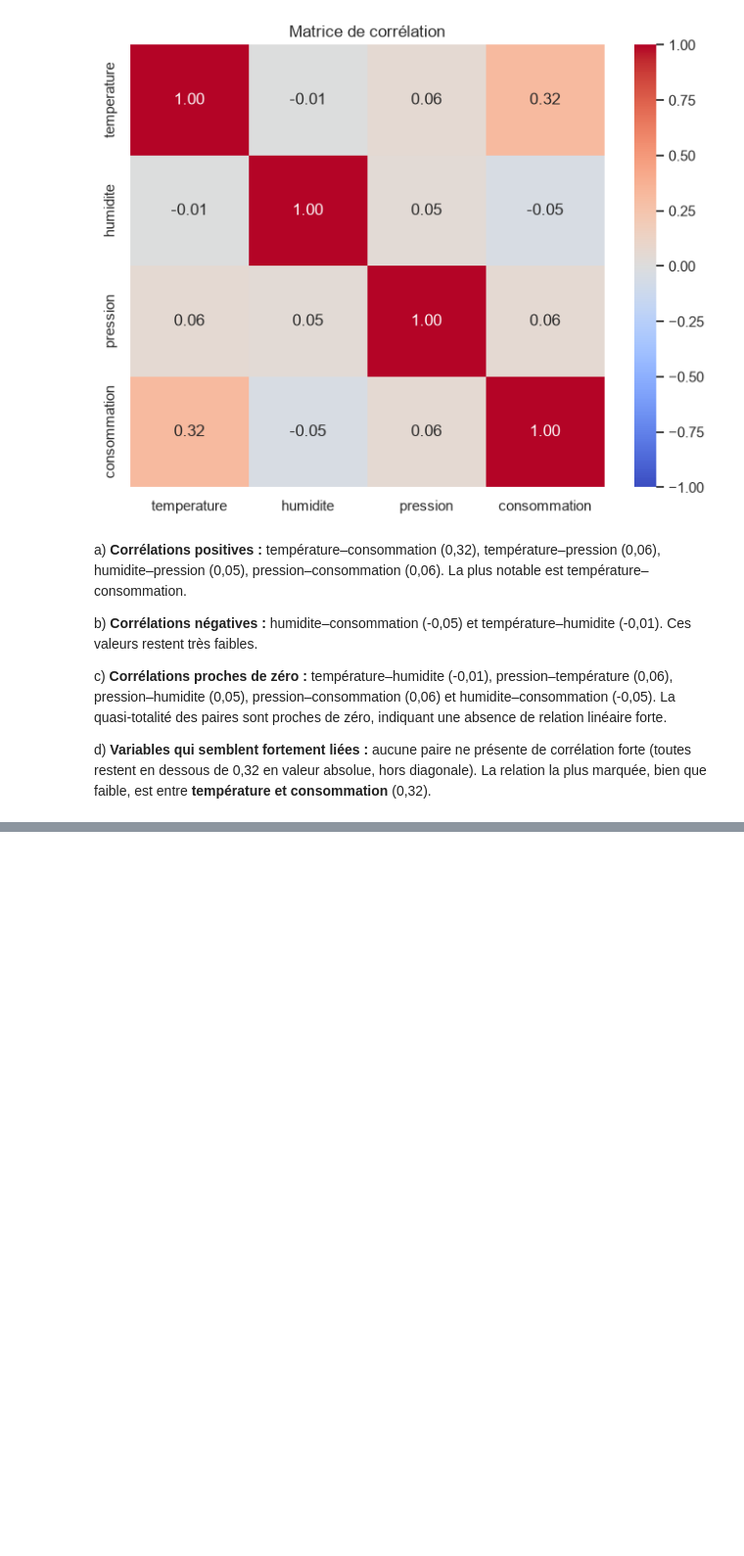
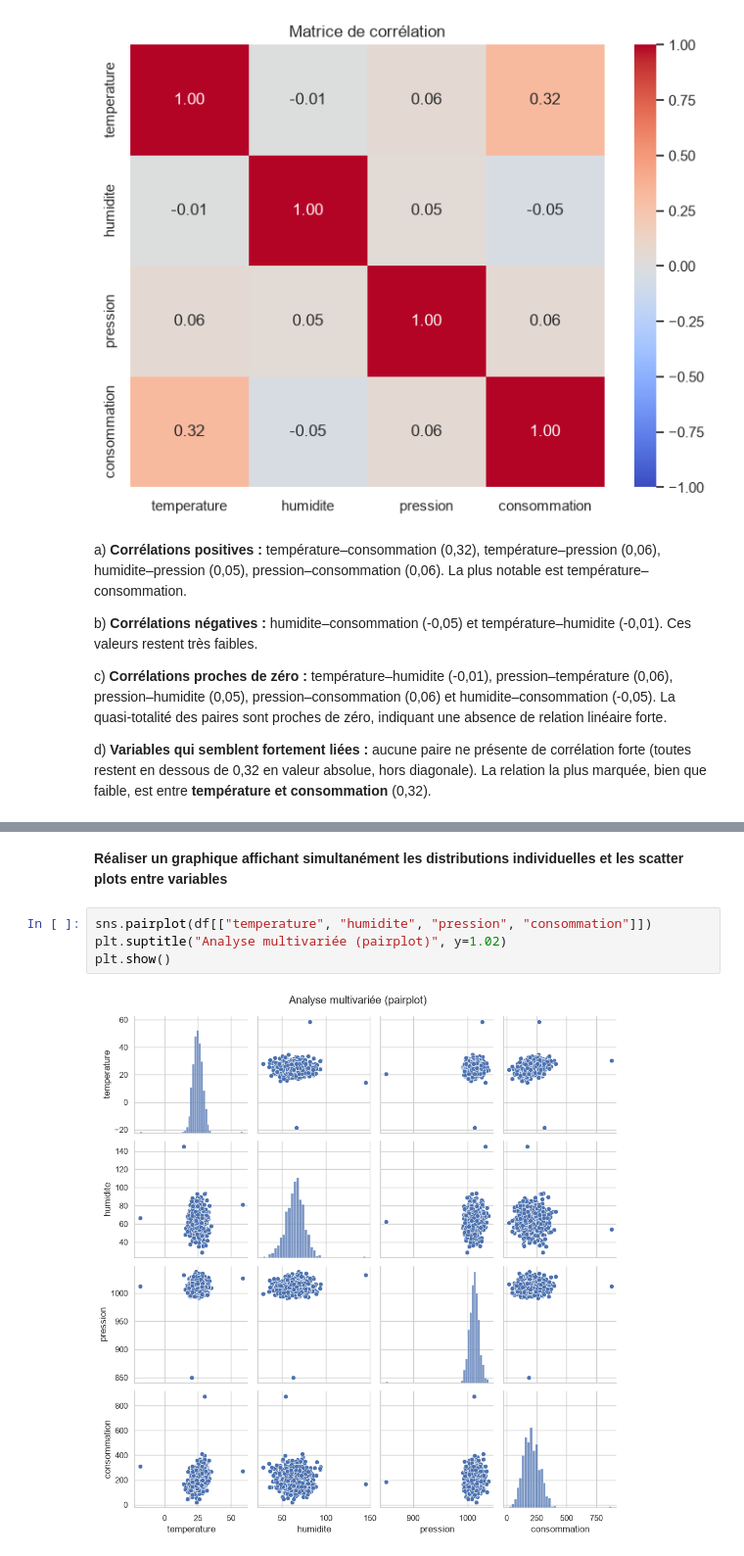
Before and after one commit to galassmyname/Atelier-Seaborn, a Jupyter notebook: atelier_seaborn_iot/notebooks/atelier_seaborn_iot.ipynb, the cells around one changed output, grey strips where cells are left out. Shown at 98% size. Cells and saved outputs as stored; diff of their text form; blank space fills up the shorter version.

Commit message:
Partie 10 - Analyse multivariée avec pairplot
Réaliser un pairplot des distributions individuelles et des relations entre température, humidité, pression et consommation

```diff
--- a/atelier_seaborn_iot/notebooks/atelier_seaborn_iot.ipynb
+++ b/atelier_seaborn_iot/notebooks/atelier_seaborn_iot.ipynb
@@ -468,0 +475,9 @@ la plus marquée, bien que faible, est entre **température et consommation** (0
+# %% [markdown]
+**Réaliser un graphique affichant simultanément les distributions individuelles et les
+scatter plots entre variables**
+# %%
+sns.pairplot(df[["temperature", "humidite", "pression", "consommation"]])
+plt.suptitle("Analyse multivariée (pairplot)", y=1.02)
+plt.show()
+# %% [output]
+[figure, added]
```
Also changed, not shown: parts of 1 cell of this notebook.
